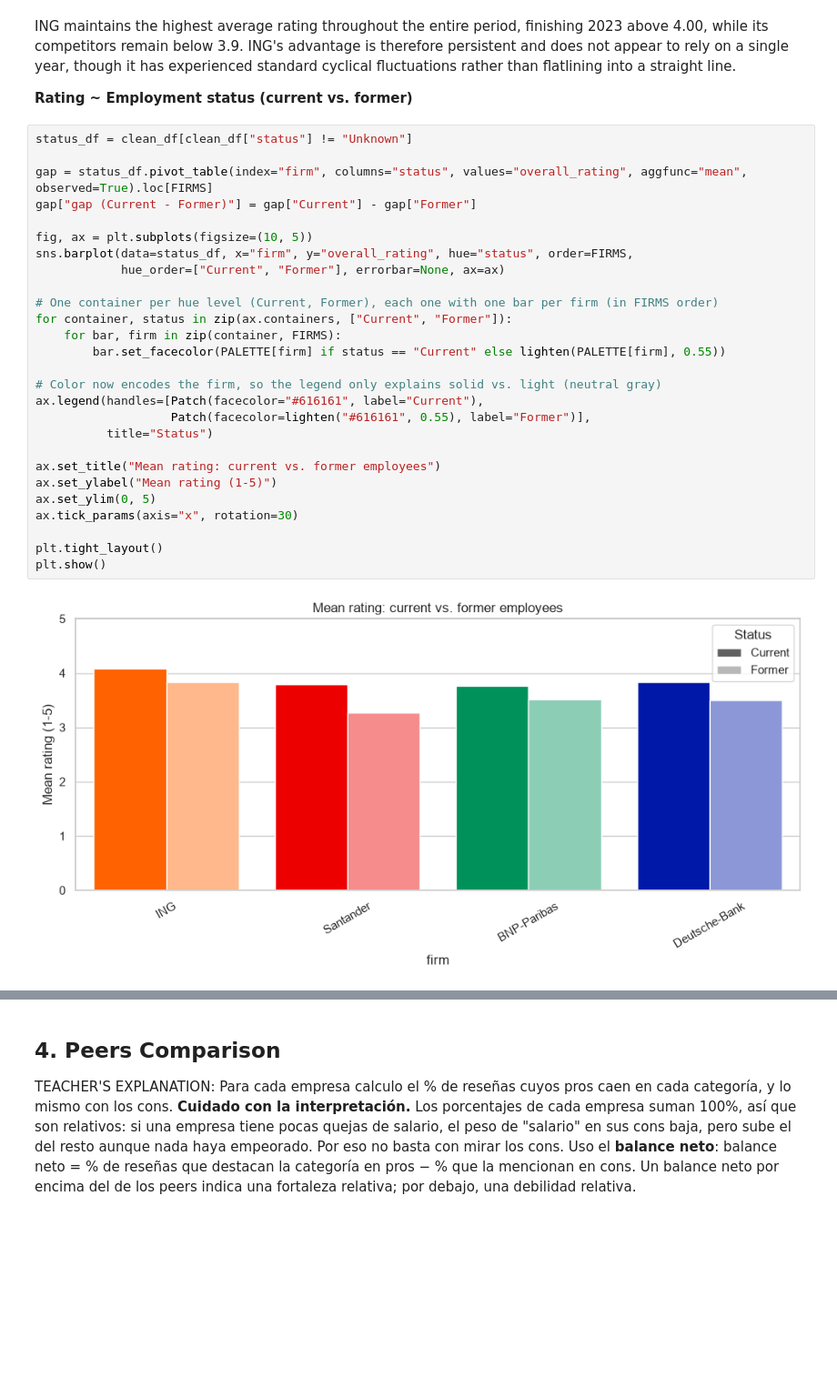
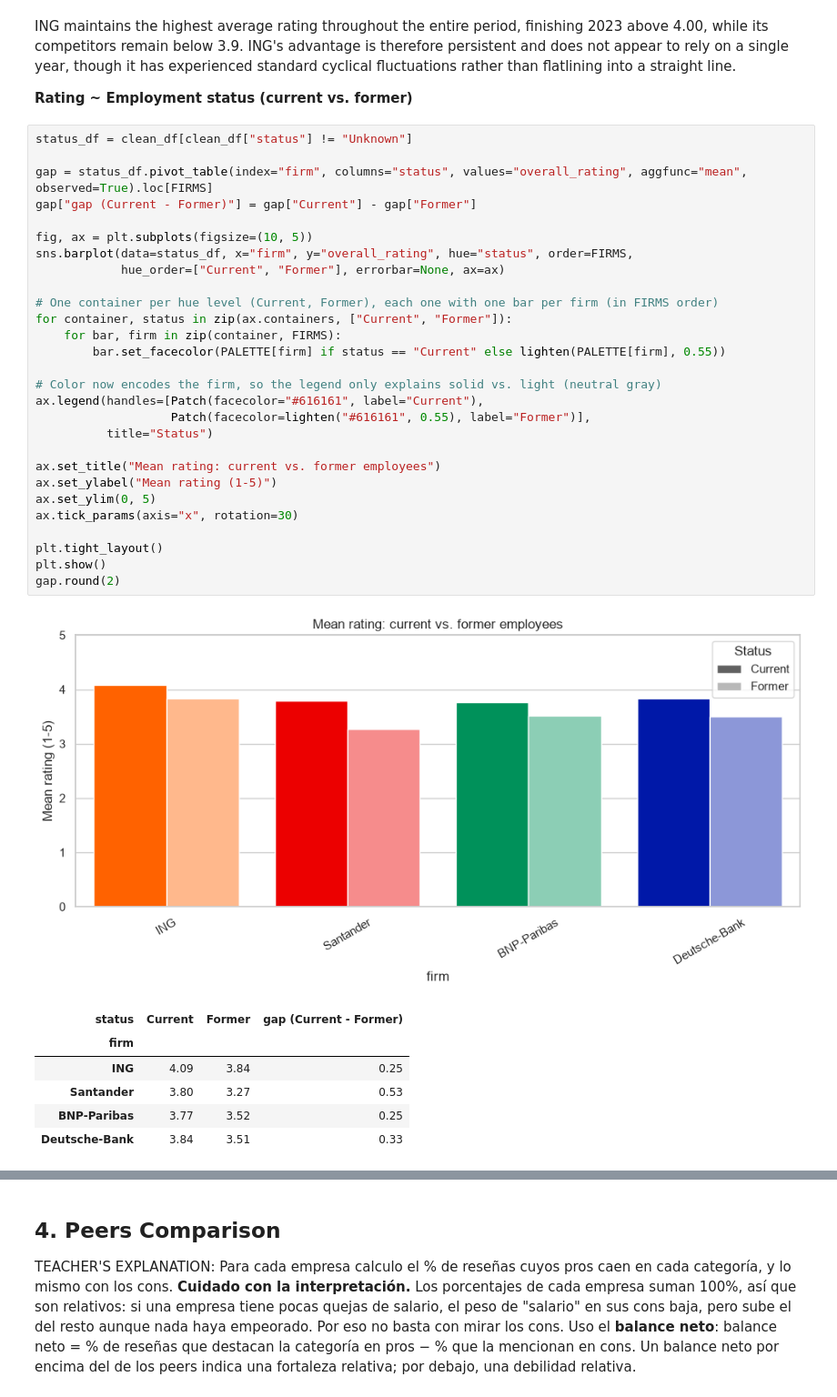
Before and after one commit to rubengil-dev/ING-glasdoor-analysis, a Jupyter notebook: mi_notebook.ipynb, the cells around one changed output, grey strips where cells are left out. Shown at 91% size. Saved outputs shown, nothing was run; the diff lists cells and outputs as text; blank space fills up the shorter version.

```diff
--- a/mi_notebook.ipynb
+++ b/mi_notebook.ipynb
@@ -541,30 +549,37 @@ ING maintains the highest average rating throughout the entire period, finishing
 # %%
 status_df = clean_df[clean_df["status"] != "Unknown"]
 
 gap = status_df.pivot_table(index="firm", columns="status", values="overall_rating", aggfunc="mean", observed=True).loc[FIRMS]
 gap["gap (Current - Former)"] = gap["Current"] - gap["Former"]
 
 fig, ax = plt.subplots(figsize=(10, 5))
 sns.barplot(data=status_df, x="firm", y="overall_rating", hue="status", order=FIRMS,
             hue_order=["Current", "Former"], errorbar=None, ax=ax)
 
 # One container per hue level (Current, Former), each one with one bar per firm (in FIRMS order)
 for container, status in zip(ax.containers, ["Current", "Former"]):
     for bar, firm in zip(container, FIRMS):
         bar.set_facecolor(PALETTE[firm] if status == "Current" else lighten(PALETTE[firm], 0.55))
 
 # Color now encodes the firm, so the legend only explains solid vs. light (neutral gray)
 ax.legend(handles=[Patch(facecolor="#616161", label="Current"),
                    Patch(facecolor=lighten("#616161", 0.55), label="Former")],
           title="Status")
 
 ax.set_title("Mean rating: current vs. former employees")
 ax.set_ylabel("Mean rating (1-5)")
 ax.set_ylim(0, 5)
 ax.tick_params(axis="x", rotation=30)
 
 plt.tight_layout()
 plt.show()
+gap.round(2)
 # %% [output]
 [figure]
+| status | Current | Former | gap (Current - Former) |
+| firm |  |  |  |
+| ING | 4.09 | 3.84 | 0.25 |
+| Santander | 3.80 | 3.27 | 0.53 |
+| BNP-Paribas | 3.77 | 3.52 | 0.25 |
+| Deutsche-Bank | 3.84 | 3.51 | 0.33 |
 # %% [markdown]
```
Also changed, not shown: parts of 24 cells of this notebook.
